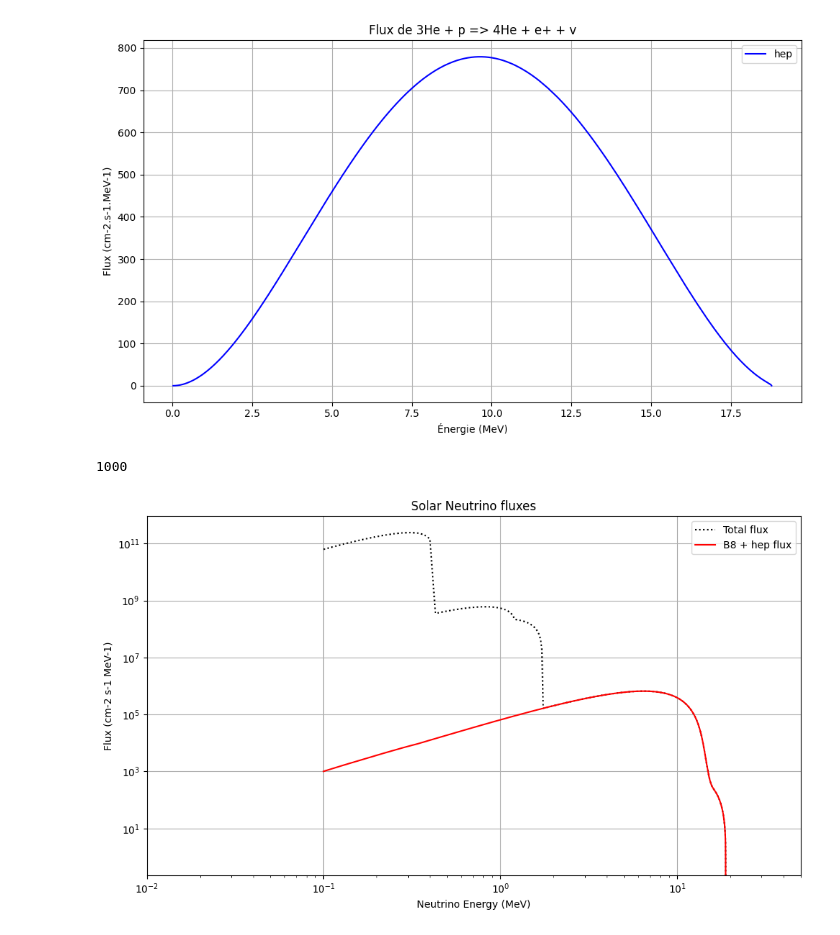
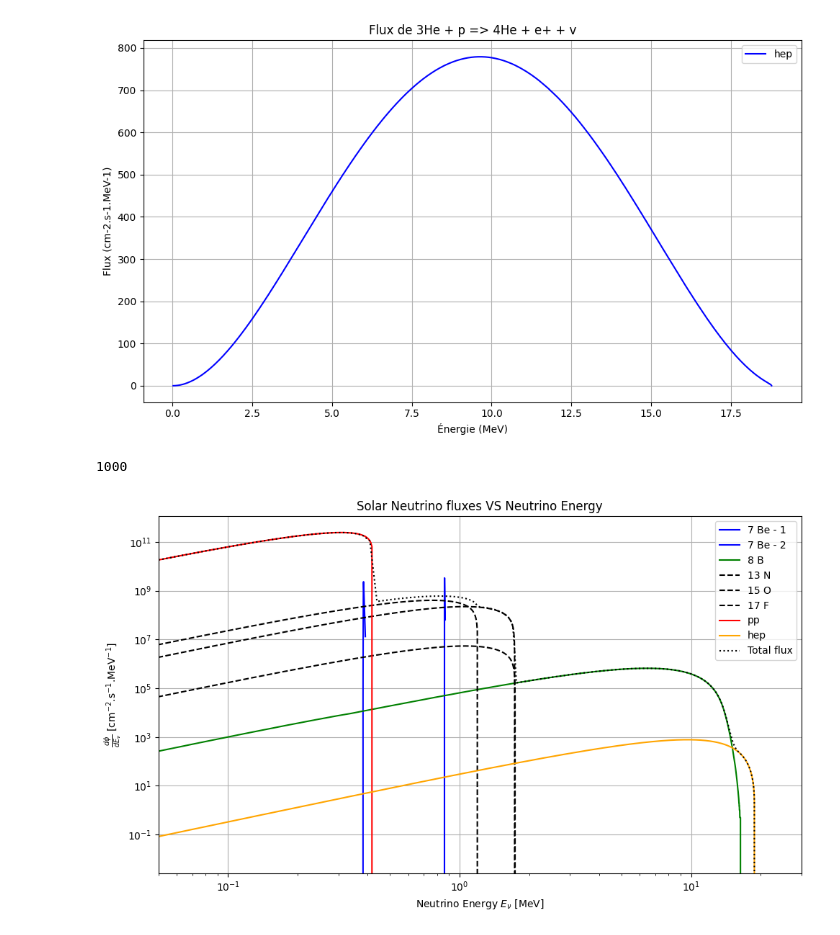
Before and after one commit to 00Goldy/CEvNS-Migdal, a Jupyter notebook: week1/SolarNeutrinoFlux.ipynb, the cells around one changed output. Cells and saved outputs as stored; diff of their text form; code cells hidden in the pictures.

```diff
--- a/week1/SolarNeutrinoFlux.ipynb
+++ b/week1/SolarNeutrinoFlux.ipynb
@@ -424,10 +424,10 @@ from scipy.interpolate import interp1d
 
 plt.figure(figsize=(10, 6))
 
-"""
+
 #7Be
-#plt.plot((energies_861), (flux_861), label="7 Be - 1", color='blue')
-#plt.plot((energies_384), (flux_384), label="7 Be - 2", color='blue')
+plt.plot((energies_861), (flux_861), label="7 Be - 1", color='blue')
+plt.plot((energies_384), (flux_384), label="7 Be - 2", color='blue')
 #8B
 plt.plot((energy8B) , (spectrum_best8B), label="8 B", color='green')
 #13N
@@ -440,10 +440,10 @@ plt.plot((energy17F) , (spectrum_best17F), "--",label="17 F", color='black')
 plt.plot((energypp) , (spectrum_bestpp), label="pp", color='red')
 #hep
 plt.plot((energyhep) , (spectrum_besthep), label="hep", color='orange')
-"""
+
 #Total Flux
 
-arbitrary_energy = np.linspace(0.1, 30, 1000) #On créer un tableau de valeurs d'énergies entre 10**-2 et 10**2 avec 1000 points
+arbitrary_energy = np.linspace(0.05, 30, 1000) #On créer un tableau de valeurs d'énergies entre 10**-2 et 10**2 avec 1000 points
 
 # 2. Interpoler tous les flux sur cette grille
 interp_flux1 = interp1d(energies_861, flux_861, bounds_error=False, fill_value=0)
@@ -451,36 +451,43 @@ interp_flux2 = interp1d(energies_384, flux_384, bounds_error=False, fill_value=0
 interp_flux3 = interp1d(energy8B, spectrum_best8B, bounds_error=False, fill_value=0)
 interp_flux4 = interp1d(energy13N, spectrum_best13N, bounds_error=False, fill_value=0)
 interp_flux5 = interp1d(energy15O, spectrum_best15O, bounds_error=False, fill_value=0)
 interp_flux6 = interp1d(energy17F, spectrum_best17F, bounds_error=False, fill_value=0)
 interp_flux7 = interp1d(energypp, spectrum_bestpp, bounds_error=False, fill_value=0)
 interp_flux8 = interp1d(energyhep, spectrum_besthep, bounds_error=False, fill_value=0)
 
 
 
 
 
 # 3. Somme des flux interpolés
 total_flux = interp_flux1(arbitrary_energy) + interp_flux2(arbitrary_energy) + interp_flux3(arbitrary_energy)  + interp_flux4(arbitrary_energy) + interp_flux5(arbitrary_energy) + interp_flux6(arbitrary_energy) + interp_flux7(arbitrary_energy) + interp_flux8(arbitrary_energy)
 
 total_fluxB8hep = interp_flux3(arbitrary_energy) + interp_flux8(arbitrary_energy)
 
 integral = trapezoid(total_flux,arbitrary_energy)
 
 print(len(arbitrary_energy))
 
 plt.plot(arbitrary_energy,total_flux, ":",label='Total flux', color='black')
-plt.plot(arbitrary_energy,total_fluxB8hep, label='B8 + hep flux', color= 'red')
-plt.title("Solar Neutrino fluxes")
-plt.xlabel("Neutrino Energy (MeV)")
-plt.ylabel("Flux (cm-2 s-1 MeV-1)")
+#plt.plot(arbitrary_energy,interp_flux1(arbitrary_energy) , label='7Be', color= 'black')
+# plt.plot(arbitrary_energy,interp_flux3(arbitrary_energy), label='8B', color= 'blue')
+# plt.plot(arbitrary_energy,interp_flux4(arbitrary_energy), label='13N', color= 'orange')
+# plt.plot(arbitrary_energy,interp_flux5(arbitrary_energy), label='15O', color= 'orange')
+# plt.plot(arbitrary_energy,interp_flux6(arbitrary_energy), label='17F', color= 'orange')
+# plt.plot(arbitrary_energy,interp_flux7(arbitrary_energy), label='pp', color= 'red')
+# plt.plot(arbitrary_energy,interp_flux8(arbitrary_energy), label='hep', color= 'green')
+
+plt.title("Solar Neutrino fluxes VS Neutrino Energy")
+plt.xlabel(r"Neutrino Energy $E_\nu$ [MeV]")
+plt.ylabel(r"$\frac{d\phi}{dE_\nu}$ [cm$^{-2}$.s$^{-1}$.MeV$^{-1}$]")
 plt.xscale('log')
 plt.yscale('log')
-plt.xlim(10**(-2),5*10**1)
+plt.xlim(0.05,30)
 
 plt.legend()
 plt.grid(True)
 plt.tight_layout()
 plt.show()
 # %% [output]
 1000
-[figure, old version]
+[figure, new version]
```
Also changed, not shown: 4 other files.
